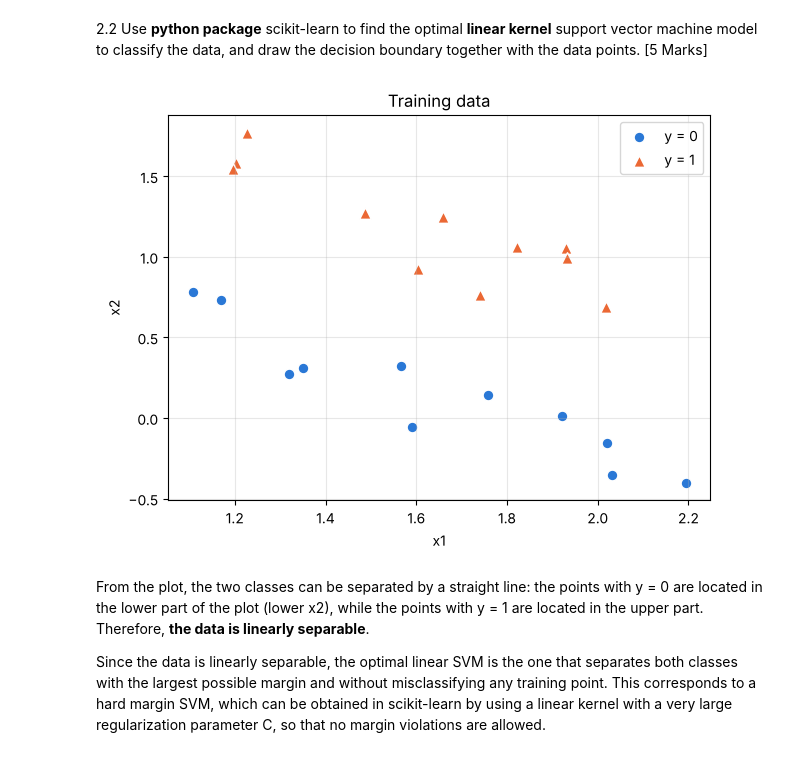
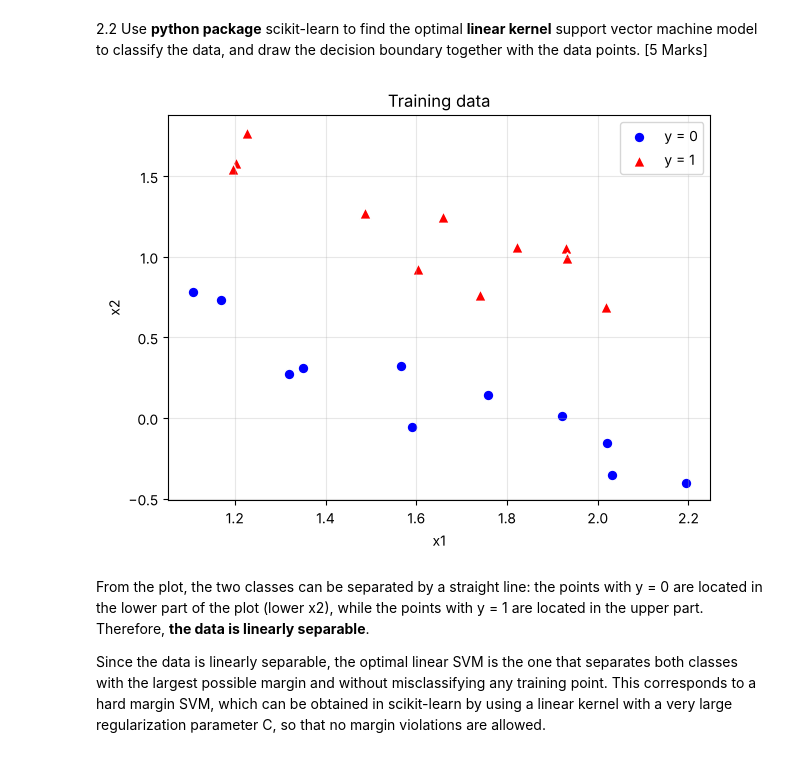
Before and after one commit to 25adiaz-apps/assignment-3-machine-learning, a Jupyter notebook: notebooks/CIVE779MachineLearningforEngineers-Assignment3.ipynb, the cells around one changed output. Cells and saved outputs as stored; diff of their text form; code cells hidden in the pictures.

Commit message:
2.2: usar colores blue y red en las gráficas
Co-Authored-By: Claude Opus 5.5 <noreply@anthropic.com>
Claude-Session: https://claude.ai/code/session_01YPRxQs8cxCEpATwWbvVbQo

```diff
--- a/notebooks/CIVE779MachineLearningforEngineers-Assignment3.ipynb
+++ b/notebooks/CIVE779MachineLearningforEngineers-Assignment3.ipynb
@@ -185,32 +185,32 @@ Answer the following questions (**Please note you will not get credit if you do
 # %%
 import numpy as np
 import matplotlib.pyplot as plt
 from sklearn.svm import SVC
 
 # Features
 x1 = np.array([1.35, 2.019, 1.659, 1.566, 1.74, 1.603, 2.194, 1.202, 1.93, 1.196, 2.021,
                1.32, 1.823, 1.169, 1.226, 1.107, 2.031, 1.487, 1.921, 1.932, 1.59, 1.758])
 x2 = np.array([0.311, 0.687, 1.247, 0.323, 0.765, 0.924, -0.401, 1.581, 1.052, 1.544, -0.157,
                0.272, 1.062, 0.734, 1.771, 0.78, -0.354, 1.272, 0.011, 0.994, -0.056, 0.142])
 X = np.column_stack((x1, x2))
 
 # Class
 y = np.array([0, 1, 1, 0, 1, 1, 0, 1, 1, 1, 0, 0, 1, 0, 1, 0, 0, 1, 0, 1, 0, 0])
 
 # Plot the data
 plt.figure(figsize=(7, 5))
-plt.scatter(X[y == 0, 0], X[y == 0, 1], marker="o", s=60, color="#2a78d6",
+plt.scatter(X[y == 0, 0], X[y == 0, 1], marker="o", s=60, color="blue",
             edgecolors="white", linewidths=1, label="y = 0")
-plt.scatter(X[y == 1, 0], X[y == 1, 1], marker="^", s=70, color="#eb6834",
+plt.scatter(X[y == 1, 0], X[y == 1, 1], marker="^", s=70, color="red",
             edgecolors="white", linewidths=1, label="y = 1")
 plt.xlabel("x1")
 plt.ylabel("x2")
 plt.title("Training data")
 plt.grid(alpha=0.3)
 plt.legend()
 plt.show()
 # %% [output]
-[figure, old version]
+[figure, new version]
 # %% [markdown]
 From the plot, the two classes can be separated by a straight line: the points with y = 0 are located in the lower part of the plot (lower x2), while the points with y = 1 are located in the upper part. Therefore, **the data is linearly separable**.
 
```
Also changed, not shown: parts of 1 cell of this notebook.
